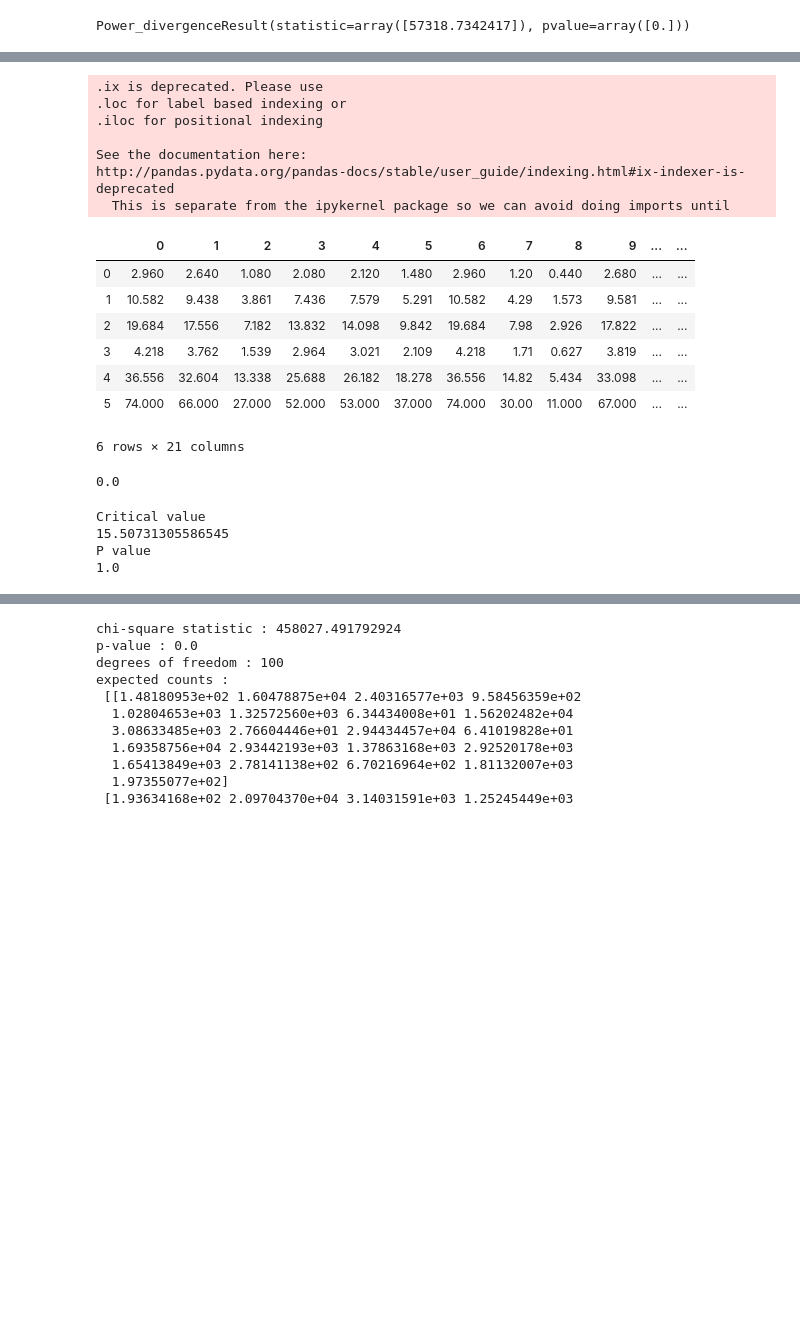
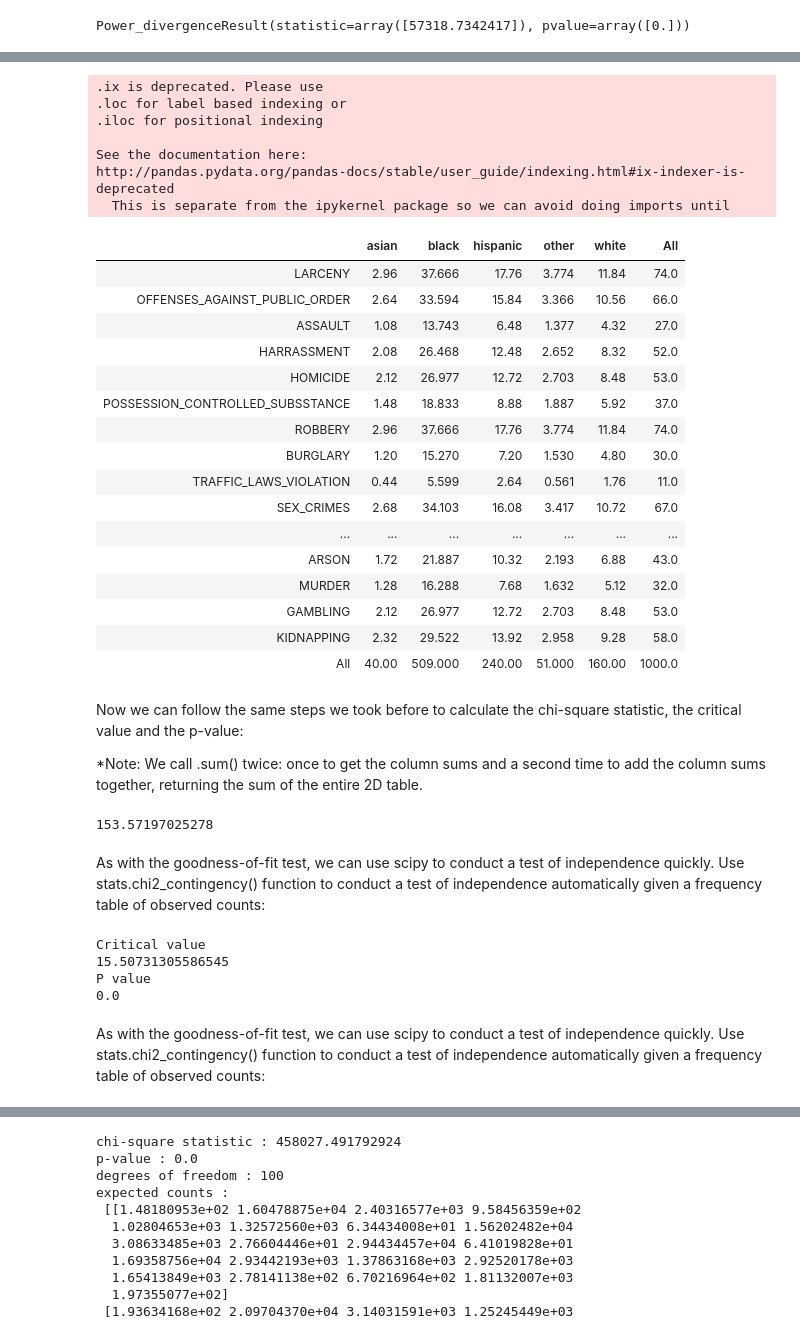
Before and after one commit to elizabeamedalla/Capstone-1, a Jupyter notebook: Data Analysis.ipynb, the cells around one changed output, grey strips where cells are left out. Saved outputs shown, nothing was run; the diff lists cells and outputs as text; code cells hidden in the pictures; blank space fills up the shorter version.

```diff
--- a/Data Analysis.ipynb
+++ b/Data Analysis.ipynb
@@ -562,7 +579,7 @@ np.random.seed(11)
 
 # Sample data randomly at fixed probabilities
 a1 = ["asian","black","hispanic","other","white"]
-p1 = [0.05, 0.15 ,0.25, 0.05, 0.5]
+p1 = [0.05, 0.5 ,0.25, 0.05, 0.15]
 victim_race = np.random.choice(a= a1,
                               p = p1,
                               size=1000)
@@ -578,8 +595,8 @@ victims = pd.DataFrame({"victim_race":victim_race,
                        "victim_offense":victim_offense})
 
 # Create the crosstab
-vic_tab = pd.crosstab(victims.victim_race, victims.victim_offense, margins = True)
-
+vic_tab = pd.crosstab(victims.victim_offense, victims.victim_race, margins = True)
+# victim_race
  # Get table without totals for later use
 observed = vic_tab.ix[0:5,0:3]
 
@@ -610,36 +638,50 @@ http://pandas.pydata.org/pandas-docs/stable/user_guide/indexing.html#ix-indexer-
 # %%
 # Create the expected distribution using the crosstab of randomly sampled data
 expected =  np.outer(vic_tab["All"],
                      vic_tab.ix["All"]) / 1000
 
 expected = pd.DataFrame(expected)
 
-# expected.columns = ["democrat","independent","republican"]
-# expected.index = ["asian","black","hispanic","other","white"]
-
+expected.columns = a1 + ["All"]
+expected.index = a2 + ["All"]
 expected
 # %% [output]
 .ix is deprecated. Please use
 .loc for label based indexing or
 .iloc for positional indexing
 
 See the documentation here:
 http://pandas.pydata.org/pandas-docs/stable/user_guide/indexing.html#ix-indexer-is-deprecated
   This is separate from the ipykernel package so we can avoid doing imports until
-|  | 0 | 1 | 2 | 3 | 4 | 5 | 6 | 7 | 8 | 9 | ... | ... |
-| 0 | 2.960 | 2.640 | 1.080 | 2.080 | 2.120 | 1.480 | 2.960 | 1.20 | 0.440 | 2.680 | ... | ... |
-| 1 | 10.582 | 9.438 | 3.861 | 7.436 | 7.579 | 5.291 | 10.582 | 4.29 | 1.573 | 9.581 | ... | ... |
-| 2 | 19.684 | 17.556 | 7.182 | 13.832 | 14.098 | 9.842 | 19.684 | 7.98 | 2.926 | 17.822 | ... | ... |
-| 3 | 4.218 | 3.762 | 1.539 | 2.964 | 3.021 | 2.109 | 4.218 | 1.71 | 0.627 | 3.819 | ... | ... |
-| 4 | 36.556 | 32.604 | 13.338 | 25.688 | 26.182 | 18.278 | 36.556 | 14.82 | 5.434 | 33.098 | ... | ... |
-| 5 | 74.000 | 66.000 | 27.000 | 52.000 | 53.000 | 37.000 | 74.000 | 30.00 | 11.000 | 67.000 | ... | ... |
+|  | asian | black | hispanic | other | white | All |
+| LARCENY | 2.96 | 37.666 | 17.76 | 3.774 | 11.84 | 74.0 |
+| OFFENSES_AGAINST_PUBLIC_ORDER | 2.64 | 33.594 | 15.84 | 3.366 | 10.56 | 66.0 |
+| ASSAULT | 1.08 | 13.743 | 6.48 | 1.377 | 4.32 | 27.0 |
+| HARRASSMENT | 2.08 | 26.468 | 12.48 | 2.652 | 8.32 | 52.0 |
+| HOMICIDE | 2.12 | 26.977 | 12.72 | 2.703 | 8.48 | 53.0 |
+| POSSESSION_CONTROLLED_SUBSSTANCE | 1.48 | 18.833 | 8.88 | 1.887 | 5.92 | 37.0 |
+| ROBBERY | 2.96 | 37.666 | 17.76 | 3.774 | 11.84 | 74.0 |
+| BURGLARY | 1.20 | 15.270 | 7.20 | 1.530 | 4.80 | 30.0 |
+| TRAFFIC_LAWS_VIOLATION | 0.44 | 5.599 | 2.64 | 0.561 | 1.76 | 11.0 |
+| SEX_CRIMES | 2.68 | 34.103 | 16.08 | 3.417 | 10.72 | 67.0 |
+| ... | ... | ... | ... | ... | ... | ... |
+| ARSON | 1.72 | 21.887 | 10.32 | 2.193 | 6.88 | 43.0 |
+| MURDER | 1.28 | 16.288 | 7.68 | 1.632 | 5.12 | 32.0 |
+| GAMBLING | 2.12 | 26.977 | 12.72 | 2.703 | 8.48 | 53.0 |
+| KIDNAPPING | 2.32 | 29.522 | 13.92 | 2.958 | 9.28 | 58.0 |
+| All | 40.00 | 509.000 | 240.00 | 51.000 | 160.00 | 1000.0 |
-6 rows × 21 columns
+# %% [markdown]
+Now we can follow the same steps we took before to calculate the chi-square statistic, the critical value and the p-value:
+
+*Note: We call .sum() twice: once to get the column sums and a second time to add the column sums together, returning the sum of the entire 2D table.
 # %%
 # Computer the chi-squared state
 chi_squared_stat = (((observed-expected)**2)/expected).sum().sum()
 print(chi_squared_stat)
 # %% [output]
-0.0
+153.57197025278
+# %% [markdown]
+As with the goodness-of-fit test, we can use scipy to conduct a test of independence quickly. Use stats.chi2_contingency() function to conduct a test of independence automatically given a frequency table of observed counts:
 # %%
 # Compute a critical value ?
 crit = stats.chi2.ppf(q = 0.95, # Find the critical value for 95% confidence*
@@ -656,4 +698,6 @@ print(p_value)
 Critical value
 15.50731305586545
 P value
-1.0
+0.0
+# %% [markdown]
+As with the goodness-of-fit test, we can use scipy to conduct a test of independence quickly. Use stats.chi2_contingency() function to conduct a test of independence automatically given a frequency table of observed counts:
```
Also changed, not shown: parts of 20 cells of this notebook.
